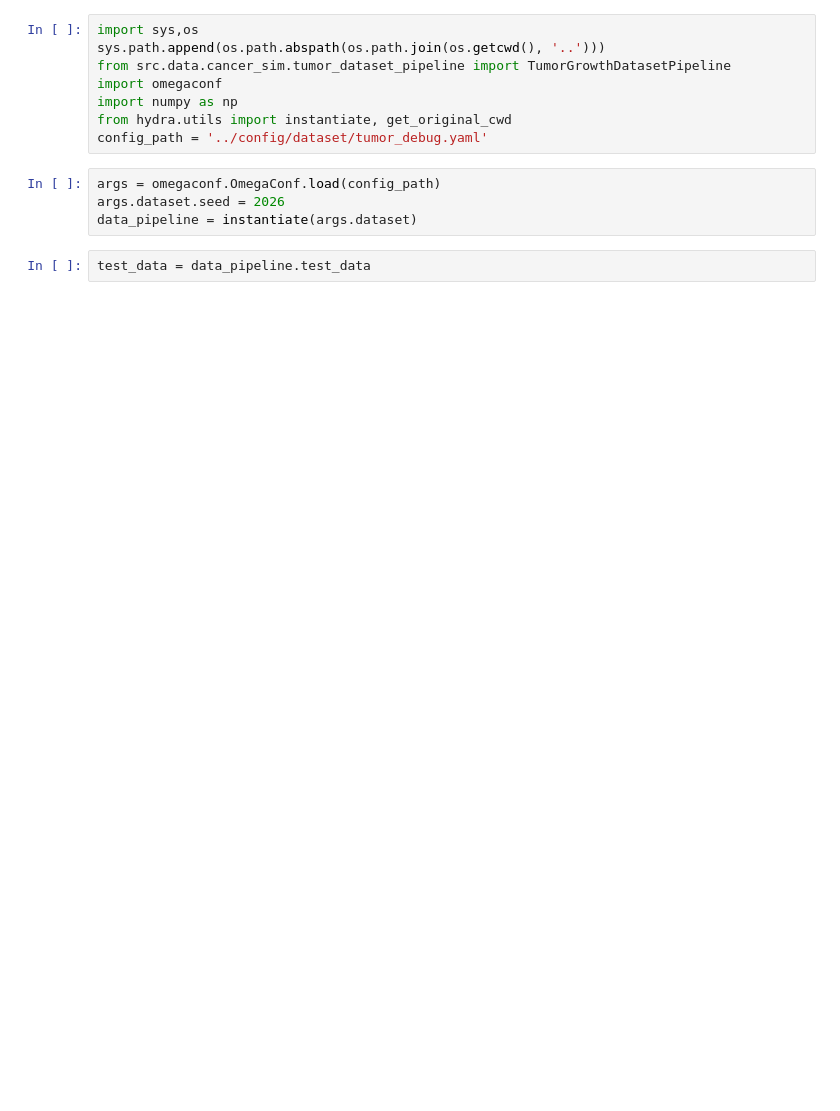
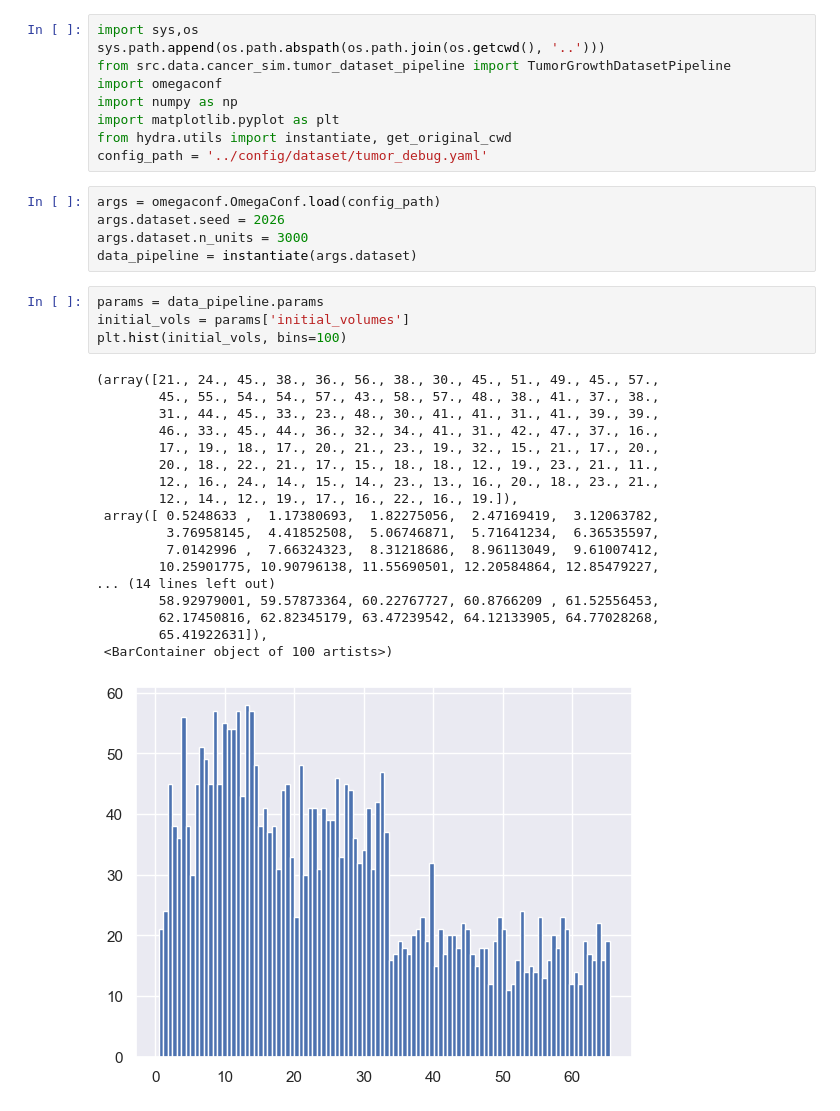
Before and after one commit to Neferpitou3871/DeepBlip, a Jupyter notebook: notebooks/tumor_datapipeline.ipynb, the cells around one changed output. Cells and saved outputs as stored; diff of their text form; blank space fills up the shorter version.

```diff
--- a/notebooks/tumor_datapipeline.ipynb
+++ b/notebooks/tumor_datapipeline.ipynb
@@ -4,14 +4,37 @@ sys.path.append(os.path.abspath(os.path.join(os.getcwd(), '..')))
 from src.data.cancer_sim.tumor_dataset_pipeline import TumorGrowthDatasetPipeline
 import omegaconf
 import numpy as np
+import matplotlib.pyplot as plt
 from hydra.utils import instantiate, get_original_cwd
 config_path = '../config/dataset/tumor_debug.yaml'
 # %%
 args = omegaconf.OmegaConf.load(config_path)
 args.dataset.seed = 2026
+args.dataset.n_units = 3000
 data_pipeline = instantiate(args.dataset)
-# %%
-test_data = data_pipeline.test_data
+# %%
+params = data_pipeline.params
+initial_vols = params['initial_volumes']
+plt.hist(initial_vols, bins=100)
+# %% [output]
+(array([21., 24., 45., 38., 36., 56., 38., 30., 45., 51., 49., 45., 57.,
+        45., 55., 54., 54., 57., 43., 58., 57., 48., 38., 41., 37., 38.,
+        31., 44., 45., 33., 23., 48., 30., 41., 41., 31., 41., 39., 39.,
+        46., 33., 45., 44., 36., 32., 34., 41., 31., 42., 47., 37., 16.,
+        17., 19., 18., 17., 20., 21., 23., 19., 32., 15., 21., 17., 20.,
+        20., 18., 22., 21., 17., 15., 18., 18., 12., 19., 23., 21., 11.,
+        12., 16., 24., 14., 15., 14., 23., 13., 16., 20., 18., 23., 21.,
+        12., 14., 12., 19., 17., 16., 22., 16., 19.]),
+ array([ 0.5248633 ,  1.17380693,  1.82275056,  2.47169419,  3.12063782,
+         3.76958145,  4.41852508,  5.06746871,  5.71641234,  6.36535597,
+         7.0142996 ,  7.66324323,  8.31218686,  8.96113049,  9.61007412,
+        10.25901775, 10.90796138, 11.55690501, 12.20584864, 12.85479227,
+... (14 lines left out)
+        58.92979001, 59.57873364, 60.22767727, 60.8766209 , 61.52556453,
+        62.17450816, 62.82345179, 63.47239542, 64.12133905, 64.77028268,
+        65.41922631]),
+ <BarContainer object of 100 artists>)
+[figure, added]
 # %%
 T_intv = np.ones((args.dataset.n_periods, 2))
 T_base = np.zeros((args.dataset.n_periods, 2))
```
Also changed, not shown: parts of 3 cells of this notebook, 15 other files.
